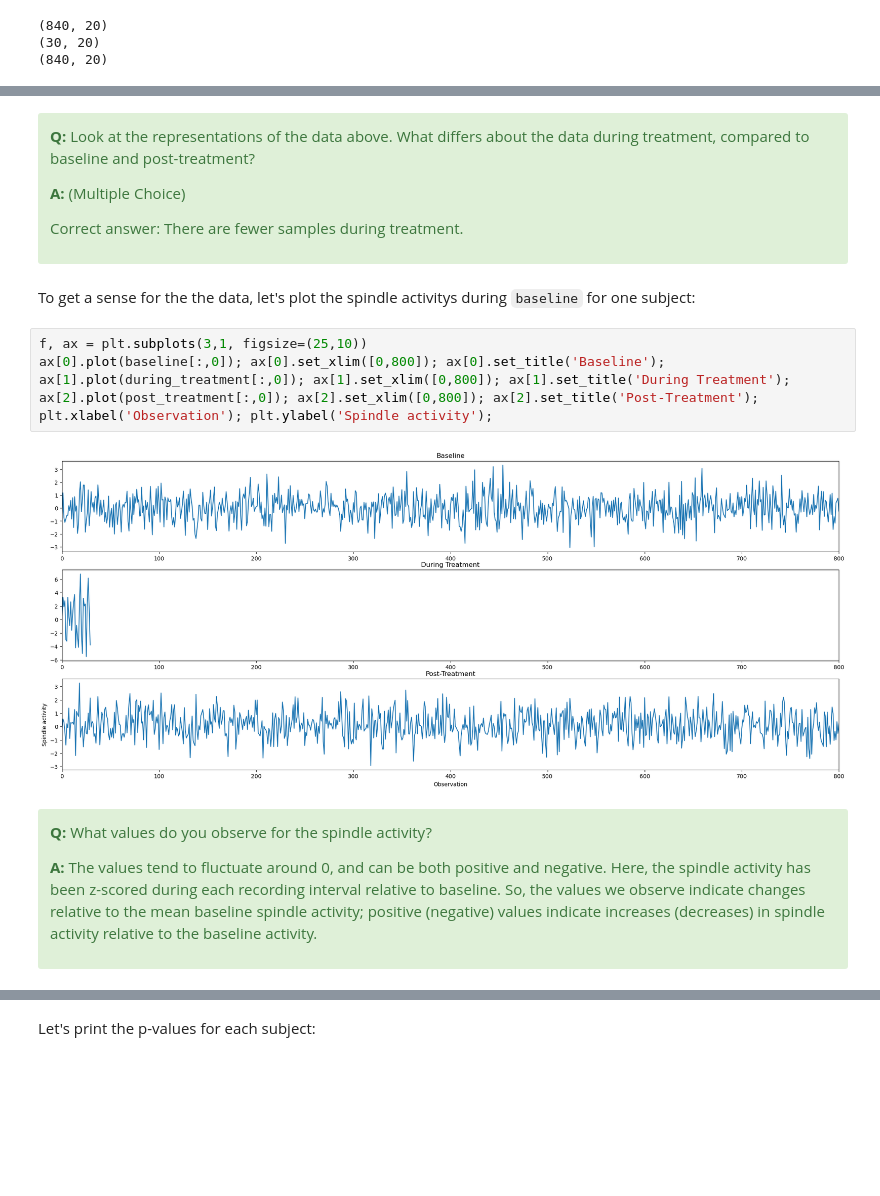
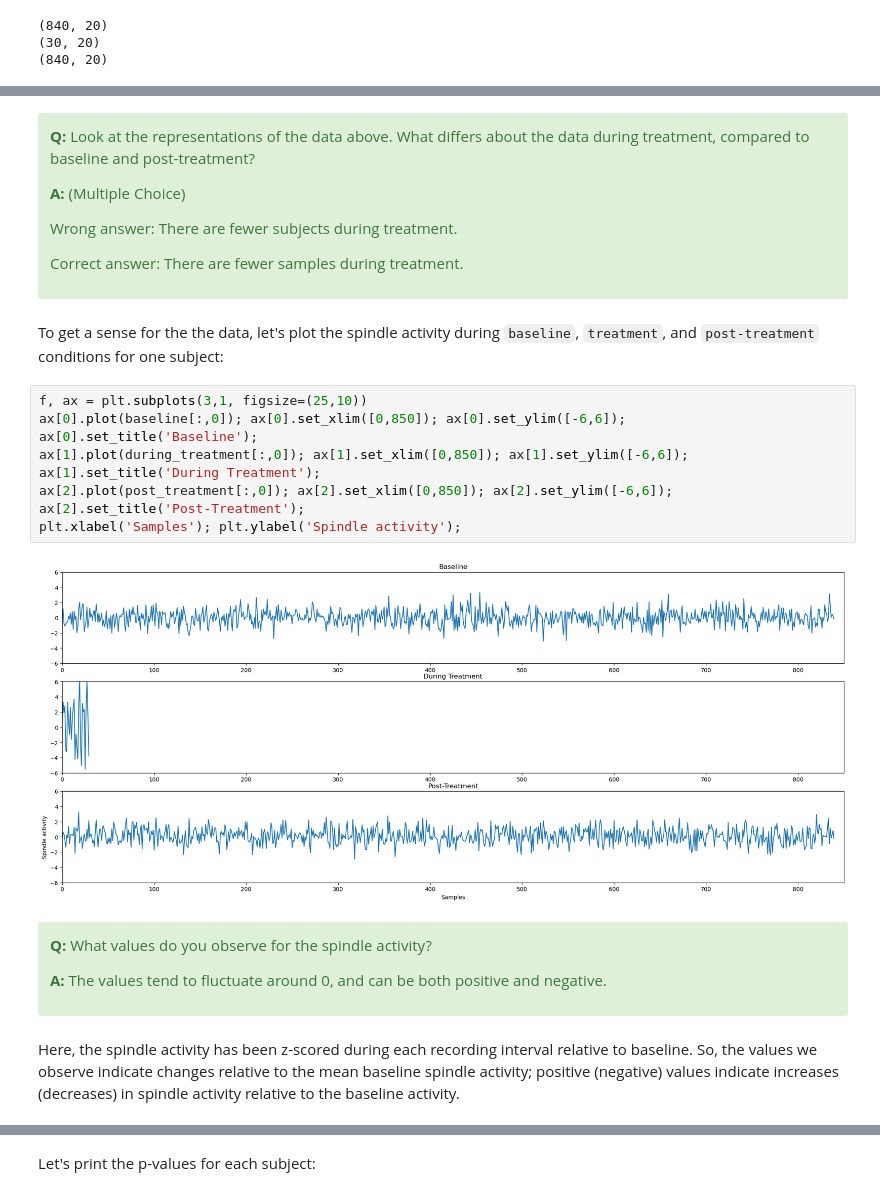
Before and after one commit to Mark-Kramer/METER-Units, a Jupyter notebook: METER_P_Values.ipynb, the cells around one changed output, grey strips where cells are left out. Cells and saved outputs as stored; diff of their text form; blank space fills up the shorter version.

Commit message:
Update P-values Unit.

```diff
--- a/METER_P_Values.ipynb
+++ b/METER_P_Values.ipynb
@@ -115,26 +161,30 @@ You might think of these variables as rectangles (or matrices), where each row i
 
 **A:** (Multiple Choice)
 
+Wrong answer: There are fewer subjects during treatment.
+
 Correct answer: There are fewer samples during treatment.
 
 </div>
 # %% [markdown]
-To get a sense for the the data, let's plot the spindle activitys during `baseline` for one subject:
+To get a sense for the the data, let's plot the spindle activity during `baseline`, `treatment`, and `post-treatment` conditions for one subject:
 # %%
 f, ax = plt.subplots(3,1, figsize=(25,10))
-ax[0].plot(baseline[:,0]); ax[0].set_xlim([0,800]); ax[0].set_title('Baseline');
-ax[1].plot(during_treatment[:,0]); ax[1].set_xlim([0,800]); ax[1].set_title('During Treatment');
-ax[2].plot(post_treatment[:,0]); ax[2].set_xlim([0,800]); ax[2].set_title('Post-Treatment');
-plt.xlabel('Observation'); plt.ylabel('Spindle activity');
+ax[0].plot(baseline[:,0]); ax[0].set_xlim([0,850]); ax[0].set_ylim([-6,6]); ax[0].set_title('Baseline');
+ax[1].plot(during_treatment[:,0]); ax[1].set_xlim([0,850]); ax[1].set_ylim([-6,6]); ax[1].set_title('During Treatment');
+ax[2].plot(post_treatment[:,0]); ax[2].set_xlim([0,850]); ax[2].set_ylim([-6,6]); ax[2].set_title('Post-Treatment');
+plt.xlabel('Samples'); plt.ylabel('Spindle activity');
 # %% [output]
-[figure, old version]
+[figure, new version]
 # %% [markdown]
 <div class="alert alert-block alert-success">
 
 **Q:** What values do you observe for the spindle activity?
 
-**A:** The values tend to fluctuate around 0, and can be both positive and negative. Here, the spindle activity has been z-scored during each recording interval relative to baseline. So, the values we observe indicate changes relative to the mean baseline spindle activity; positive (negative) values indicate increases (decreases) in spindle activity relative to the baseline activity.
+**A:** The values tend to fluctuate around 0, and can be both positive and negative.
 </div>
+# %% [markdown]
+Here, the spindle activity has been z-scored during each recording interval relative to baseline. So, the values we observe indicate changes relative to the mean baseline spindle activity; positive (negative) values indicate increases (decreases) in spindle activity relative to the baseline activity.
 # %% [markdown]
 <div class="alert alert-block alert-success">
 
```
Also changed, not shown: parts of 108 cells of this notebook, 3 other files.
